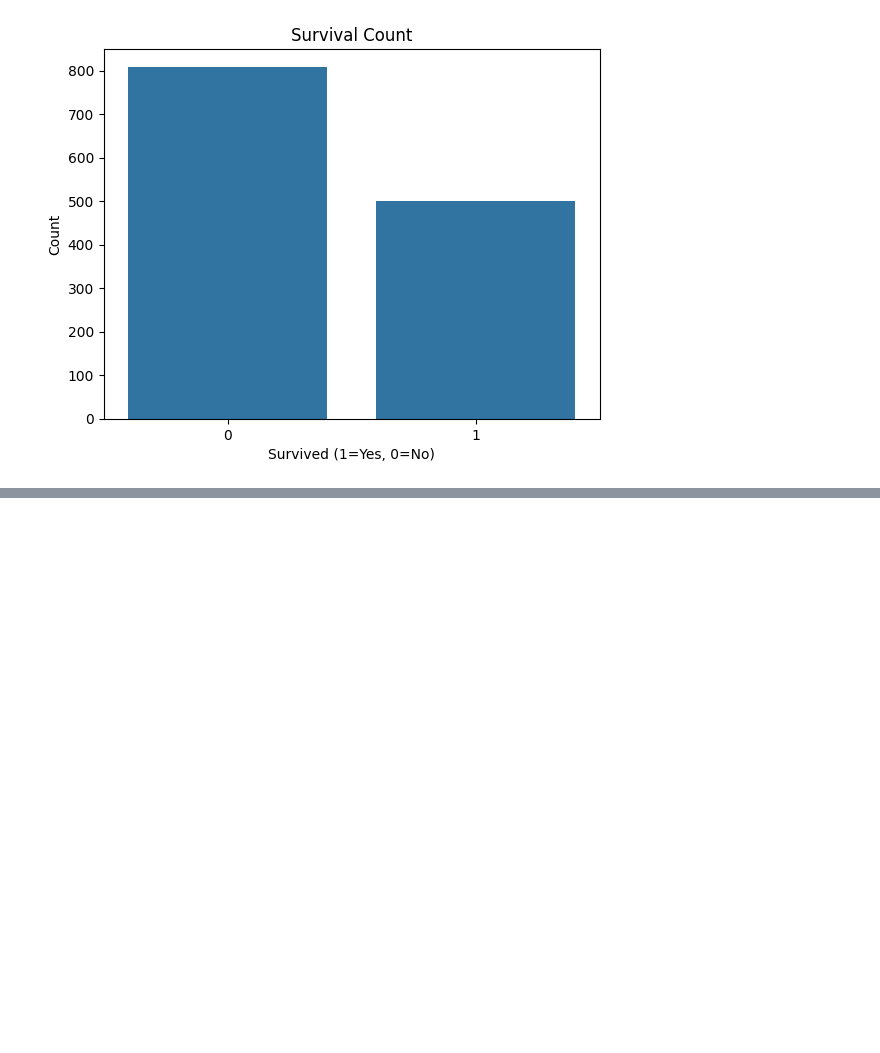
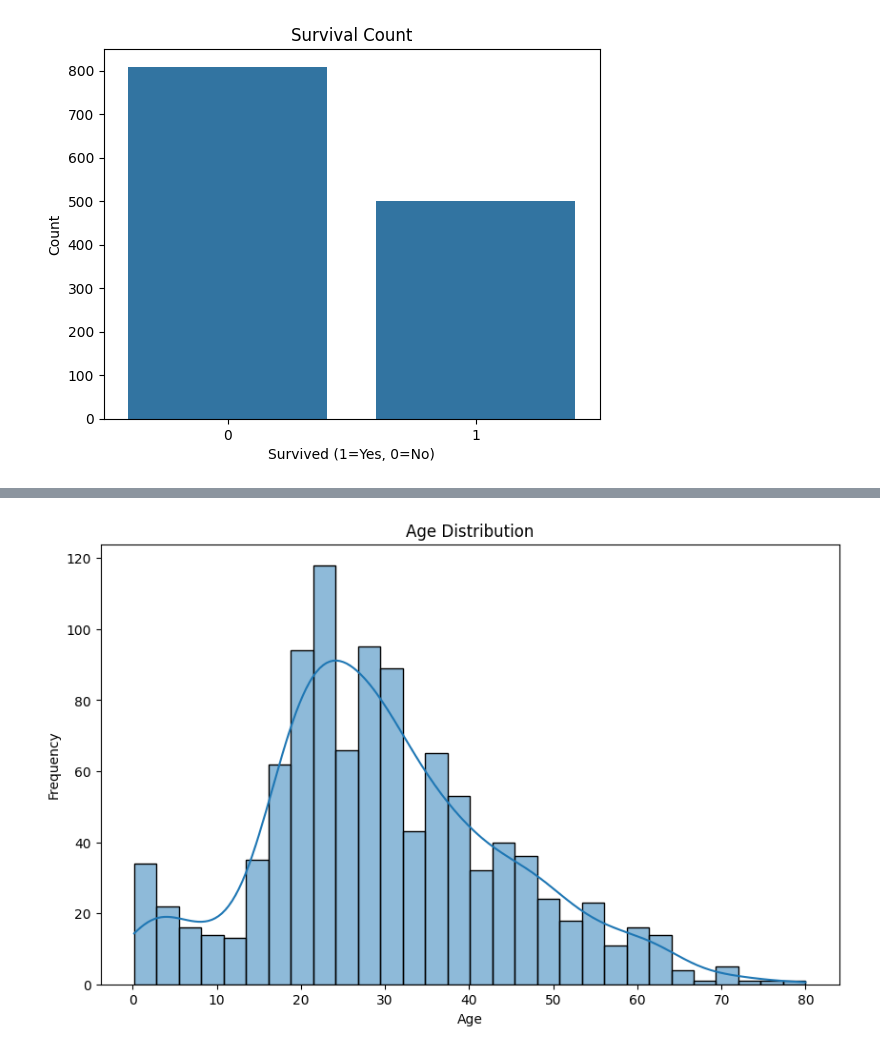
Before and after one commit to FaresQaddoumi/ML-fundamentals-2025, a Jupyter notebook: assignment_1_Fares_AlQadoumi.ipynb, the cells around one changed output, grey strips where cells are left out. Cells and saved outputs as stored; diff of their text form; code cells hidden in the pictures; blank space fills up the shorter version.

```diff
--- a/assignment_1_Fares_AlQadoumi.ipynb
+++ b/assignment_1_Fares_AlQadoumi.ipynb
@@ -89,0 +108,10 @@ plt.show()
+# %%
+plt.figure(figsize=(10,6))
+sns.histplot(df['age'], bins=30, kde=True)
+plt.title("Age Distribution")
+plt.xlabel("Age")
+plt.ylabel("Frequency")
+plt.show()
+#This is to describe the age distribution of passengers using a histogram of various intervals.
+# %% [output]
+[figure, added]
```
Also changed, not shown: parts of 9 cells of this notebook.
